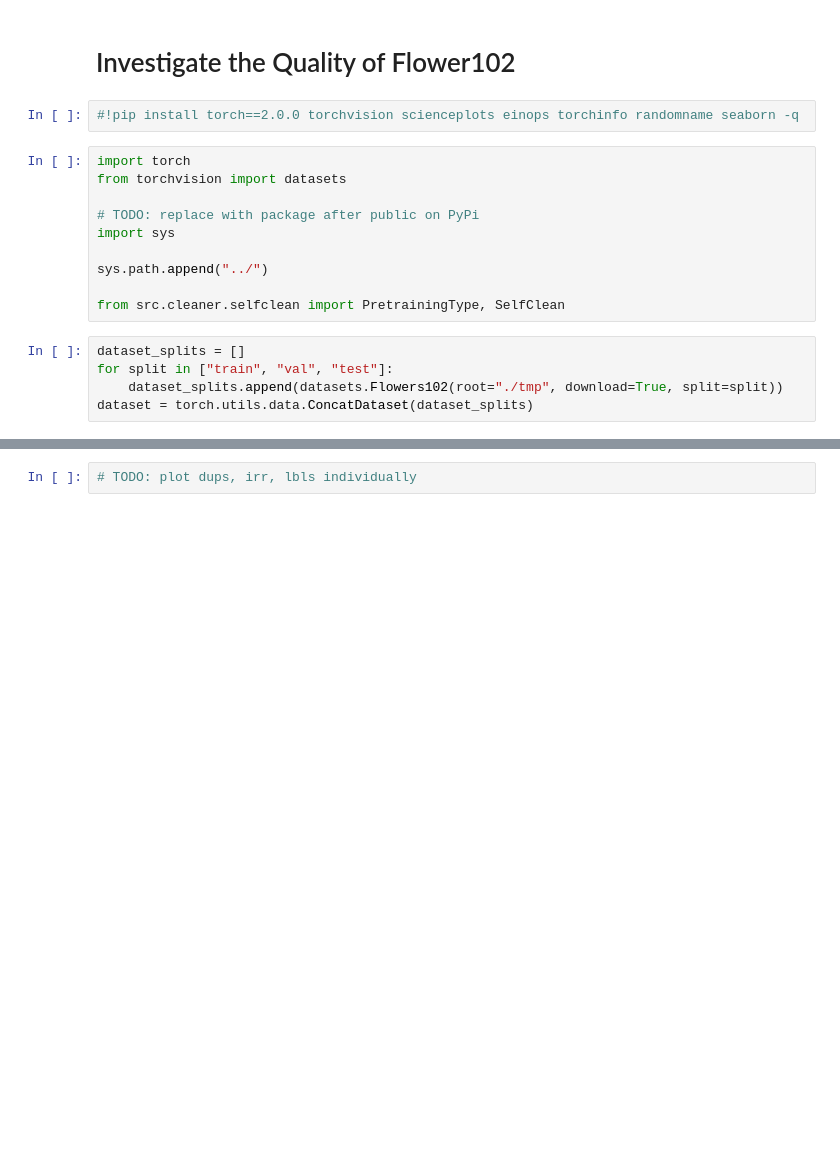
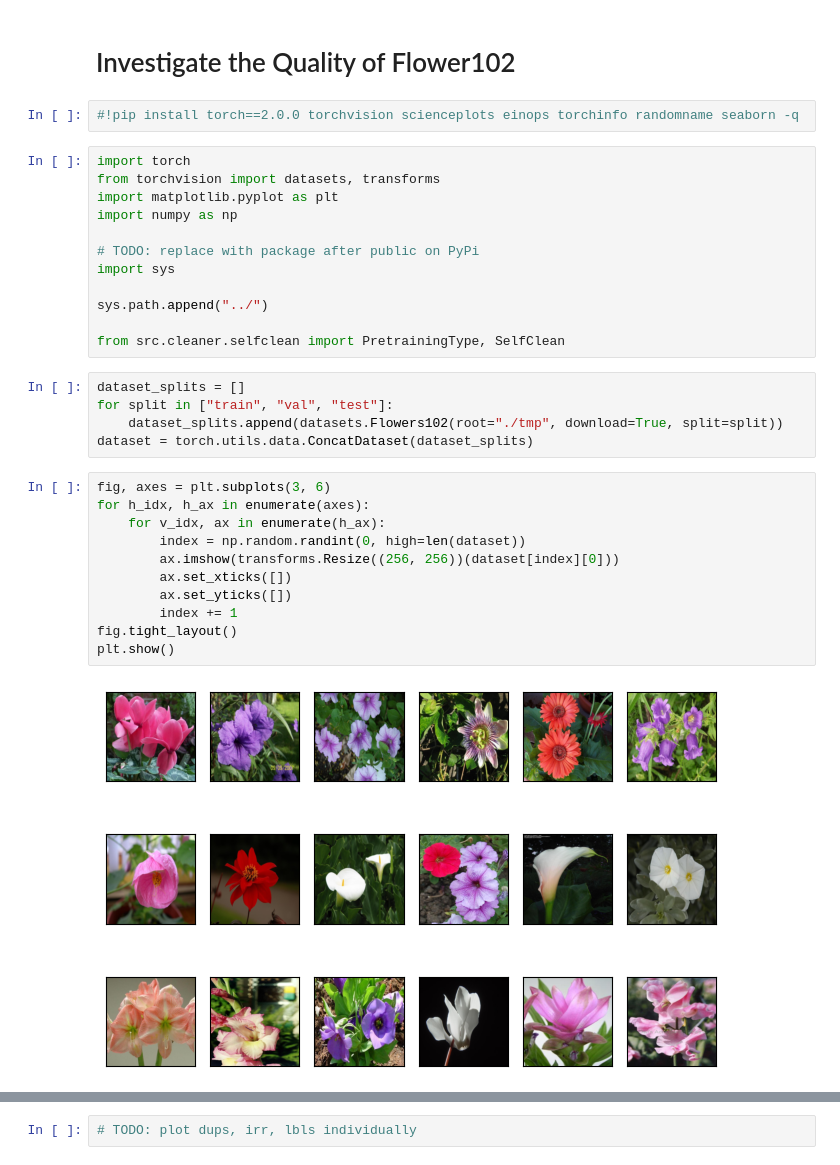
Before and after one commit to Digital-Dermatology/SelfClean, a Jupyter notebook: examples/Investigate_Flowers102.ipynb, the cells around one changed output, grey strips where cells are left out. Saved outputs shown, nothing was run; the diff lists cells and outputs as text; blank space fills up the shorter version.

```diff
--- a/examples/Investigate_Flowers102.ipynb
+++ b/examples/Investigate_Flowers102.ipynb
@@ -4,7 +4,9 @@
 #!pip install torch==2.0.0 torchvision scienceplots einops torchinfo randomname seaborn -q
 # %%
 import torch
-from torchvision import datasets
+from torchvision import datasets, transforms
+import matplotlib.pyplot as plt
+import numpy as np
 
 # TODO: replace with package after public on PyPi
 import sys
@@ -17,6 +19,19 @@ dataset_splits = []
 for split in ["train", "val", "test"]:
     dataset_splits.append(datasets.Flowers102(root="./tmp", download=True, split=split))
 dataset = torch.utils.data.ConcatDataset(dataset_splits)
+# %%
+fig, axes = plt.subplots(3, 6)
+for h_idx, h_ax in enumerate(axes):
+    for v_idx, ax in enumerate(h_ax):
+        index = np.random.randint(0, high=len(dataset))
+        ax.imshow(transforms.Resize((256, 256))(dataset[index][0]))
+        ax.set_xticks([])
+        ax.set_yticks([])
+        index += 1
+fig.tight_layout()
+plt.show()
+# %% [output]
+[figure, added]
 # %%
 selfclean = SelfClean(
     auto_cleaning=True,
```
Also changed, not shown: parts of 1 cell of this notebook, 3 other files.
